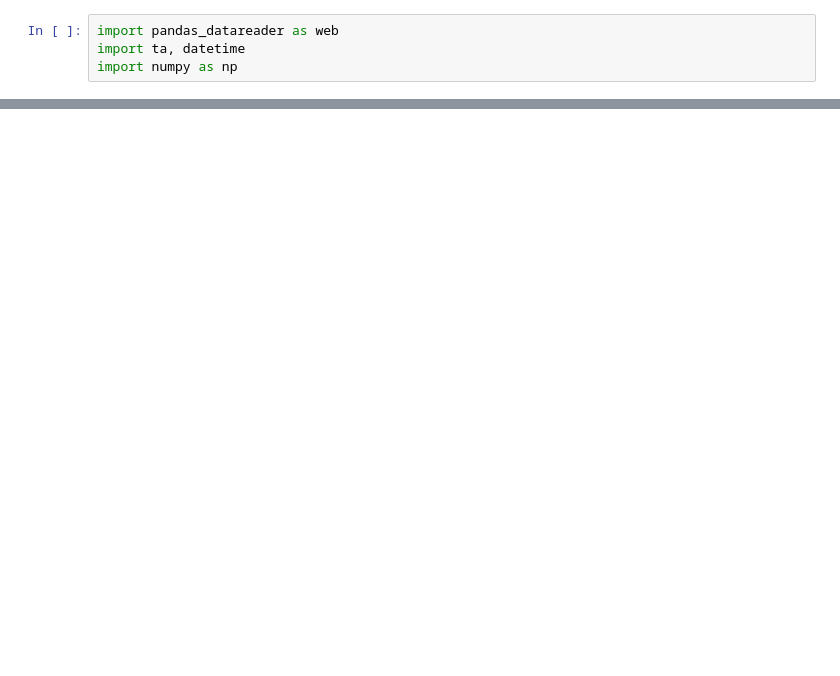
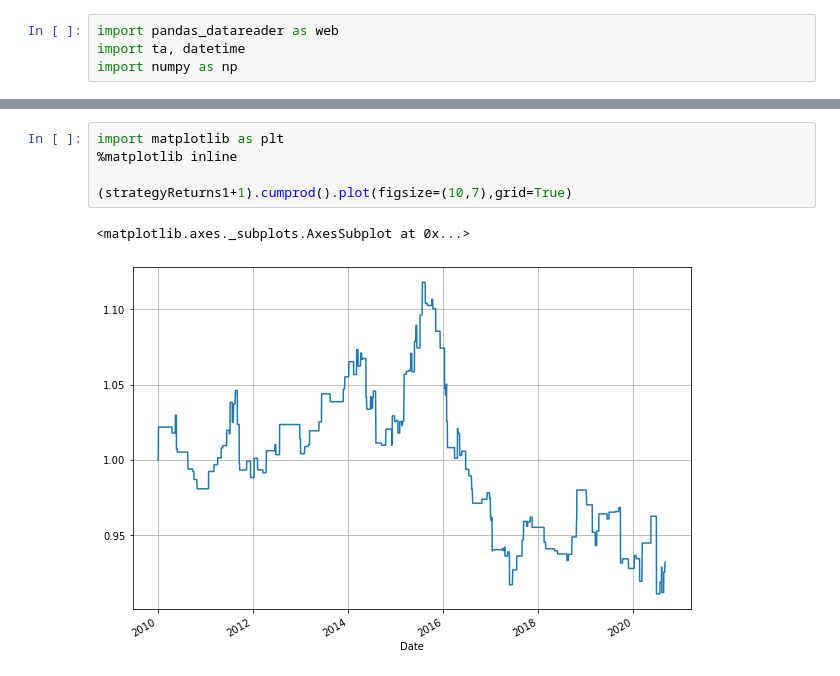
Before and after one commit to ravividap/NR7, a Jupyter notebook: BackTestIntra/MAClose.ipynb, the cells around one changed output, grey strips where cells are left out. Saved outputs shown, nothing was run; the diff lists cells and outputs as text; blank space fills up the shorter version.

```diff
--- a/BackTestIntra/MAClose.ipynb
+++ b/BackTestIntra/MAClose.ipynb
@@ -100,0 +37,8 @@ import matplotlib as plt
+# %%
+import matplotlib as plt
+%matplotlib inline
+
+(strategyReturns1+1).cumprod().plot(figsize=(10,7),grid=True)
+# %% [output]
+<matplotlib.axes._subplots.AxesSubplot at 0x...>
+[figure, added]
```
Also changed, not shown: parts of 12 cells of this notebook, 5 other files.
